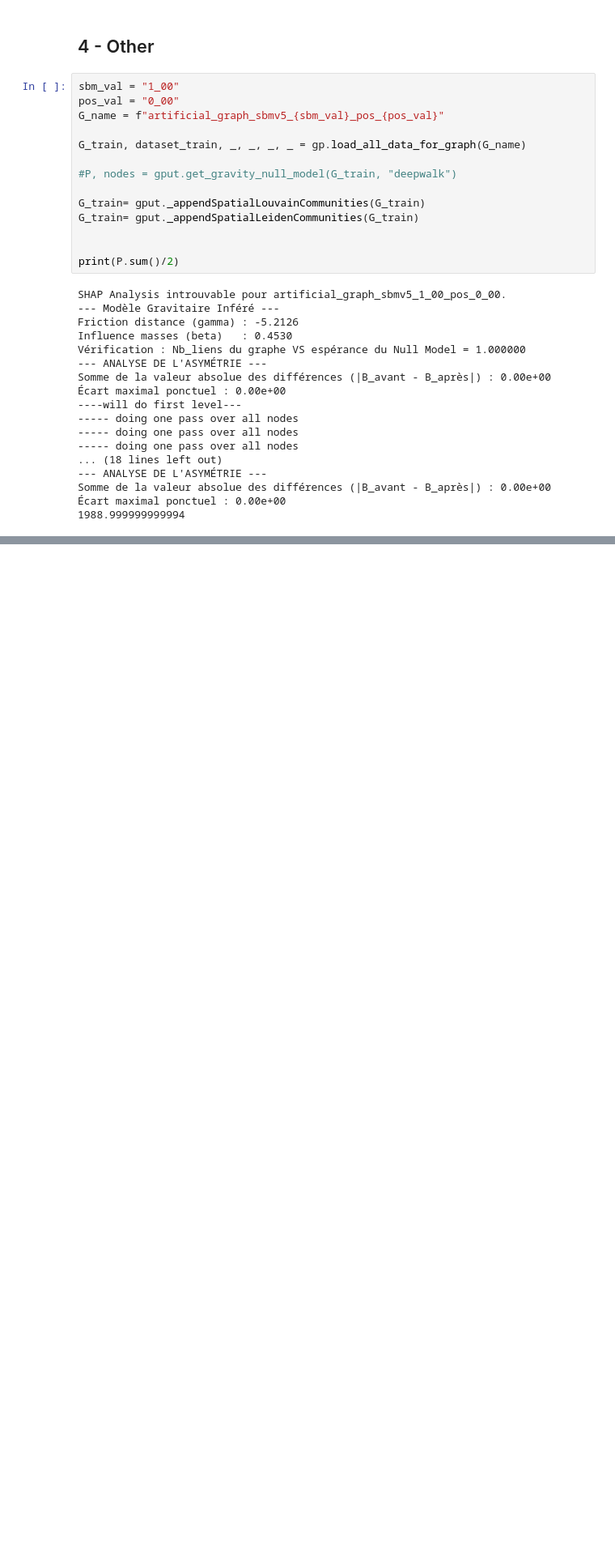
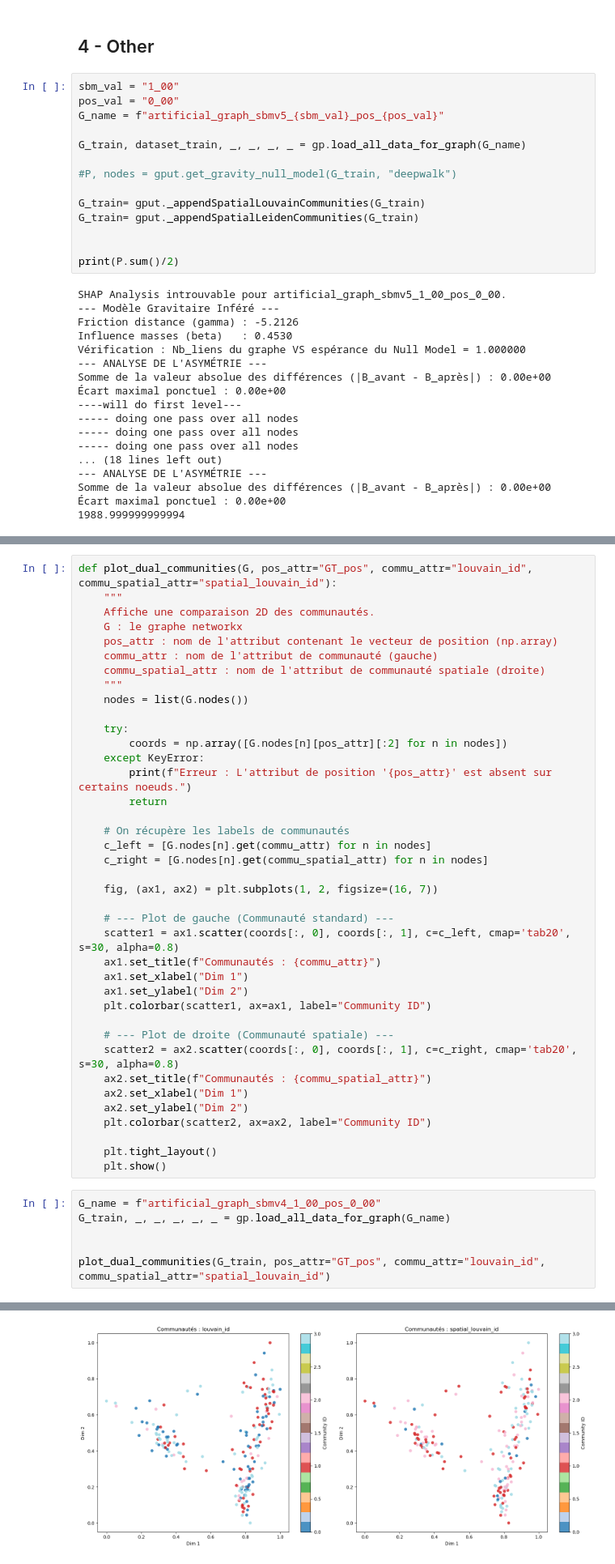
Before and after one commit to DeankoontzG/SHAP-like-Graph-Analysis, a Jupyter notebook: Performance_Analysis.ipynb, the cells around one changed output, grey strips where cells are left out. Shown at 81% size. Cells and saved outputs as stored; diff of their text form; blank space fills up the shorter version.

```diff
--- a/Performance_Analysis.ipynb
+++ b/Performance_Analysis.ipynb
@@ -1865,0 +2701,46 @@ Somme de la valeur absolue des différences (|B_avant - B_après|) : 0.00e+00
+# %%
+def plot_dual_communities(G, pos_attr="GT_pos", commu_attr="louvain_id", commu_spatial_attr="spatial_louvain_id"):
+    """
+    Affiche une comparaison 2D des communautés.
+    G : le graphe networkx
+    pos_attr : nom de l'attribut contenant le vecteur de position (np.array)
+    commu_attr : nom de l'attribut de communauté (gauche)
+    commu_spatial_attr : nom de l'attribut de communauté spatiale (droite)
+    """
+    nodes = list(G.nodes())
+
+    try:
+        coords = np.array([G.nodes[n][pos_attr][:2] for n in nodes])
+    except KeyError:
+        print(f"Erreur : L'attribut de position '{pos_attr}' est absent sur certains noeuds.")
+        return
+
+    # On récupère les labels de communautés
+    c_left = [G.nodes[n].get(commu_attr) for n in nodes]
+    c_right = [G.nodes[n].get(commu_spatial_attr) for n in nodes]
+
+    fig, (ax1, ax2) = plt.subplots(1, 2, figsize=(16, 7))
+
+    # --- Plot de gauche (Communauté standard) ---
+    scatter1 = ax1.scatter(coords[:, 0], coords[:, 1], c=c_left, cmap='tab20', s=30, alpha=0.8)
+    ax1.set_title(f"Communautés : {commu_attr}")
+    ax1.set_xlabel("Dim 1")
+    ax1.set_ylabel("Dim 2")
+    plt.colorbar(scatter1, ax=ax1, label="Community ID")
+
+    # --- Plot de droite (Communauté spatiale) ---
+    scatter2 = ax2.scatter(coords[:, 0], coords[:, 1], c=c_right, cmap='tab20', s=30, alpha=0.8)
+    ax2.set_title(f"Communautés : {commu_spatial_attr}")
+    ax2.set_xlabel("Dim 1")
+    ax2.set_ylabel("Dim 2")
+    plt.colorbar(scatter2, ax=ax2, label="Community ID")
+
+    plt.tight_layout()
+    plt.show()
+# %%
+G_name = f"artificial_graph_sbmv4_1_00_pos_0_00"
+G_train, _, _, _, _, _ = gp.load_all_data_for_graph(G_name)
+
+
+plot_dual_communities(G_train, pos_attr="GT_pos", commu_attr="louvain_id", commu_spatial_attr="spatial_louvain_id")
+# %% [output]
@@ -1865,0 +2748 @@ Somme de la valeur absolue des différences (|B_avant - B_après|) : 0.00e+00
+[figure, added]
```
Also changed, not shown: parts of 58 cells of this notebook, 5 other files.
